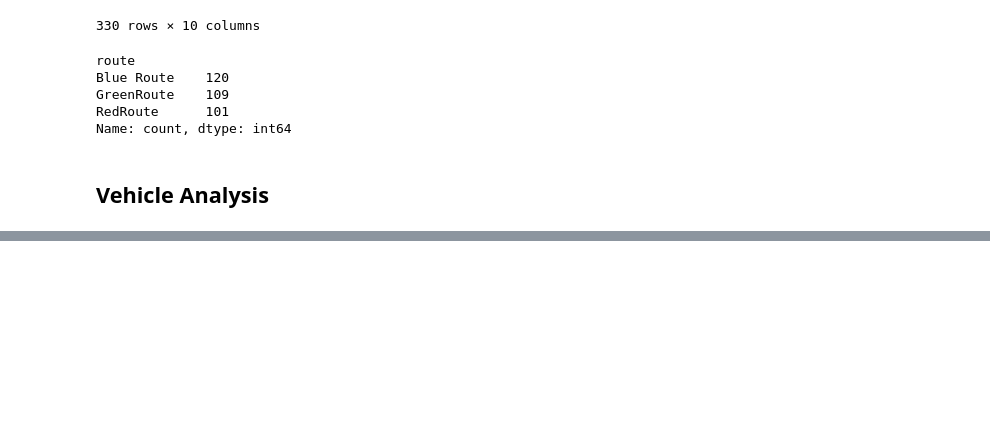
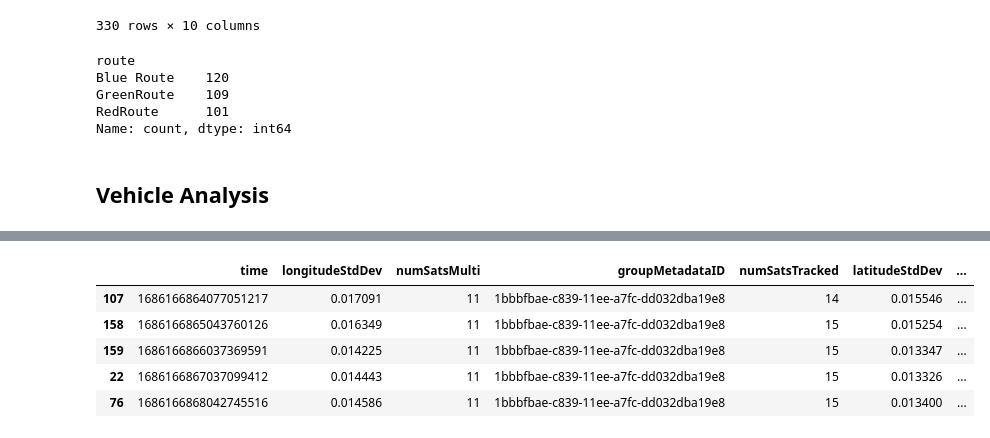
Before and after one commit to vHepp/TDMprivate, a Jupyter notebook: code/testing_ads_index.ipynb, the cells around one changed output, grey strips where cells are left out. Cells and saved outputs as stored; diff of their text form; code cells hidden in the pictures; blank space fills up the shorter version.

```diff
--- a/code/testing_ads_index.ipynb
+++ b/code/testing_ads_index.ipynb
@@ -82,0 +176,9 @@ d
+# %%
+df_pose.head()
+# %% [output]
+|  | time | longitudeStdDev | numSatsMulti | groupMetadataID | numSatsTracked | latitudeStdDev | ... |
+| 107 | 1686166864077051217 | 0.017091 | 11 | 1bbbfbae-c839-11ee-a7fc-dd032dba19e8 | 14 | 0.015546 | ... |
+| 158 | 1686166865043760126 | 0.016349 | 11 | 1bbbfbae-c839-11ee-a7fc-dd032dba19e8 | 15 | 0.015254 | ... |
+| 159 | 1686166866037369591 | 0.014225 | 11 | 1bbbfbae-c839-11ee-a7fc-dd032dba19e8 | 15 | 0.013347 | ... |
+| 22 | 1686166867037099412 | 0.014443 | 11 | 1bbbfbae-c839-11ee-a7fc-dd032dba19e8 | 15 | 0.013326 | ... |
+| 76 | 1686166868042745516 | 0.014586 | 11 | 1bbbfbae-c839-11ee-a7fc-dd032dba19e8 | 15 | 0.013400 | ... |
```
Also changed, not shown: parts of 13 cells of this notebook.
